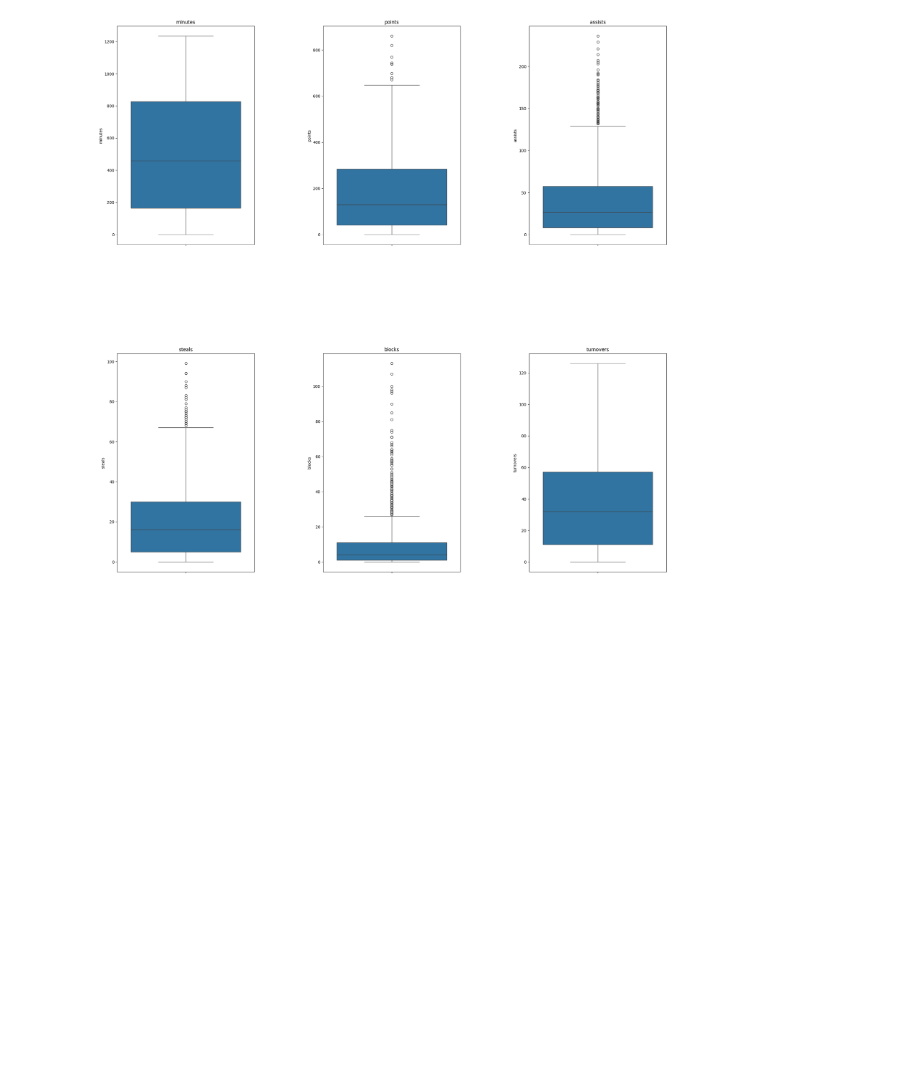
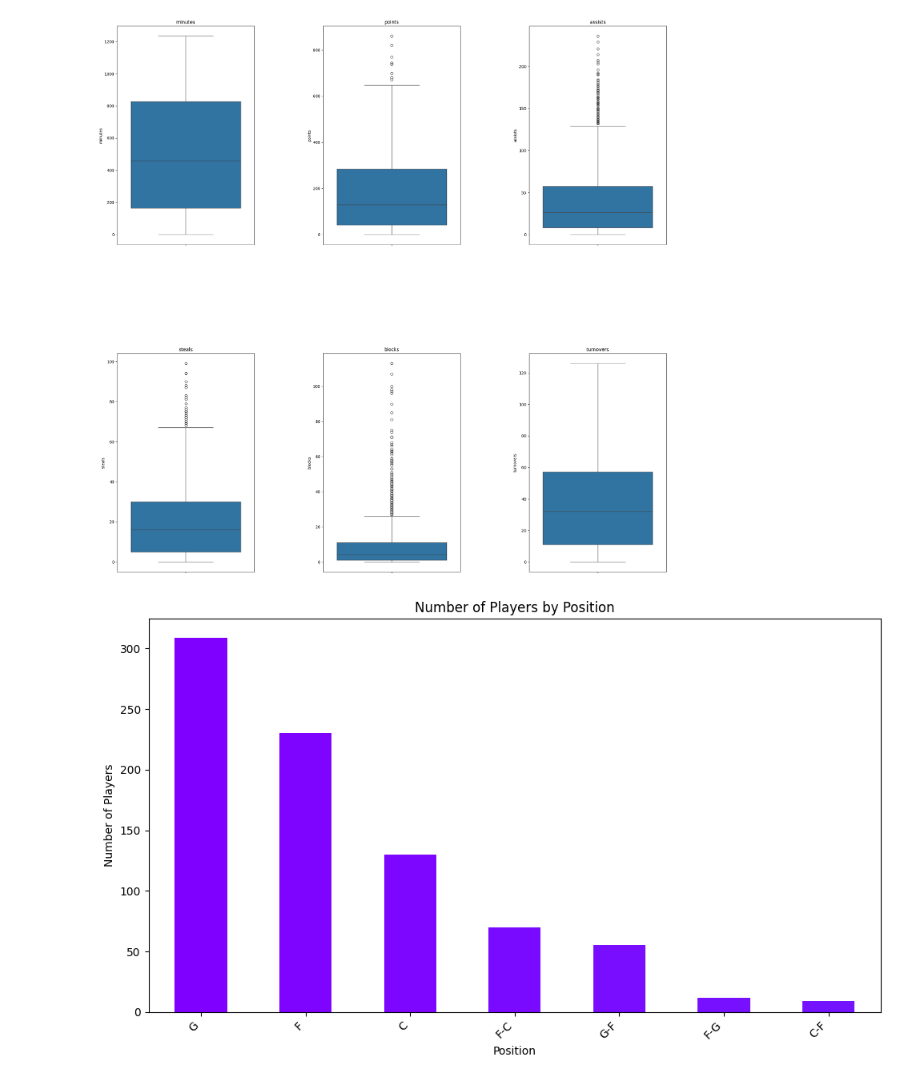
Before and after one commit to sirkotal/feup-ac, a Jupyter notebook: analysis.ipynb, the cells around one changed output. Saved outputs shown, nothing was run; the diff lists cells and outputs as text; code cells hidden in the pictures; blank space fills up the shorter version.

```diff
--- a/analysis.ipynb
+++ b/analysis.ipynb
@@ -67,3 +69,22 @@ for i in range(len(players_stats), len(axes)):
 plt.show()
 # %% [output]
 [figure]
+# %%
+position_counts = df_players['pos'].value_counts()
+# Create a bar plot
+plt.figure(figsize=(10, 6))  # Adjust the figure size as needed
+position_counts.plot(kind='bar', color=colors(range(len(playoff_counts))))
+
+# Add labels and title
+plt.xlabel('Position')
+plt.ylabel('Number of Players')
+plt.title('Number of Players by Position')
+
+# Rotate x-axis labels for better visibility if needed
+plt.xticks(rotation=45, ha='right')
+
+# Display the graph
+plt.tight_layout()
+plt.show()
+# %% [output]
+[figure, added]
```
Also changed, not shown: parts of 2 cells of this notebook, 3 other files.
